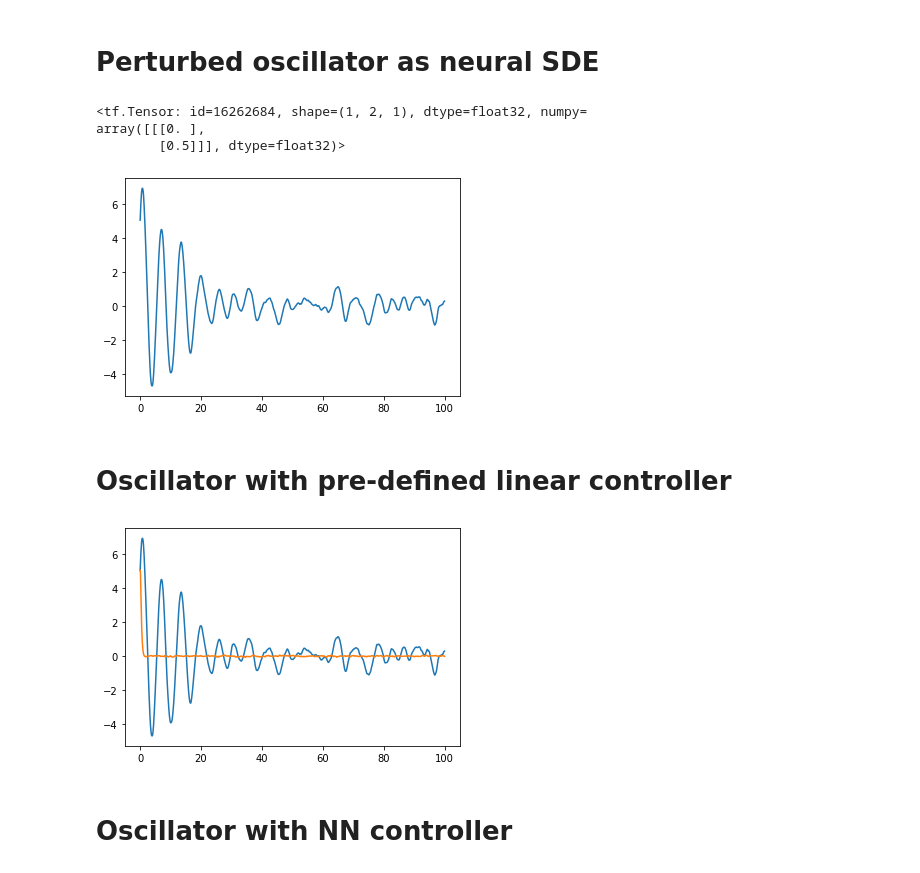
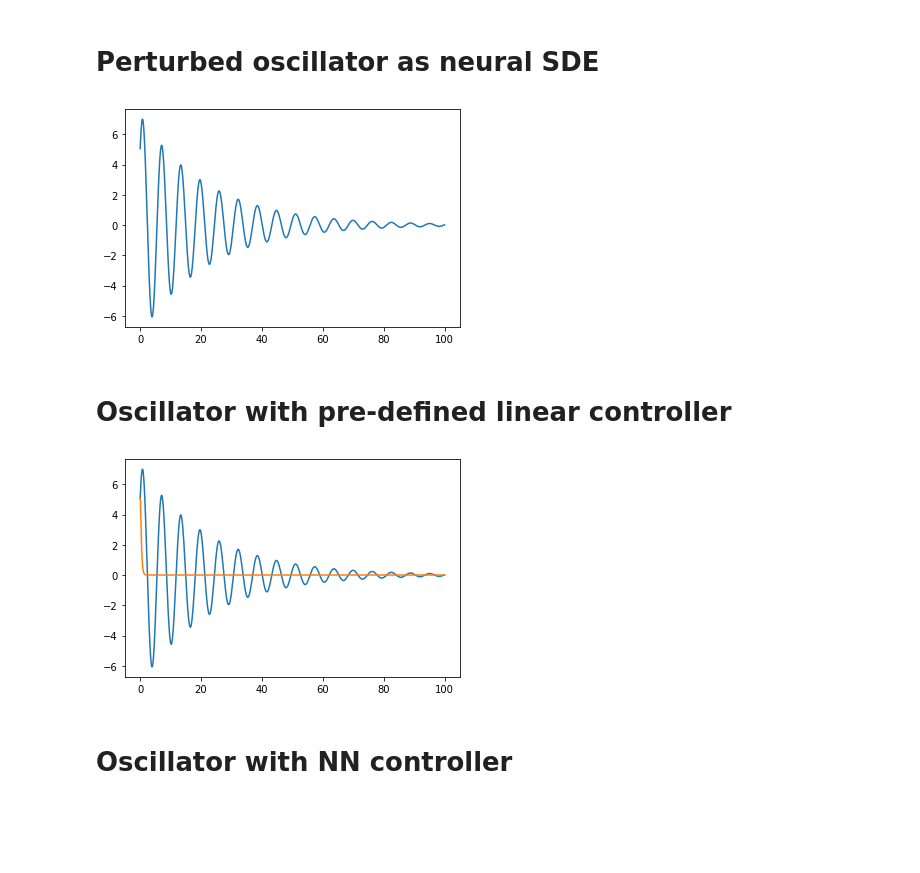
Before and after one commit to rdbrackston/NN-control, a Jupyter notebook: notebooks/tf_train_different_models_ode_and_sde.ipynb, the cells around one changed output. Saved outputs shown, nothing was run; the diff lists cells and outputs as text; code cells hidden in the pictures; blank space fills up the shorter version.

```diff
--- a/notebooks/tf_train_different_models_ode_and_sde.ipynb
+++ b/notebooks/tf_train_different_models_ode_and_sde.ipynb
@@ -27,31 +29,19 @@ print(md.oscillator_NNcontrol.__doc__)
     Suitable for use with batch inputs.
 # %% [markdown]
 # Perturbed oscillator as neural SDE
-# %%
-y = tf.cast([[[5.], [5.]]], tf.float32)
-g = tf.cast([[0.0], [0.5]], tf.float32)
-if tf.shape(tf.shape(y))[0] > 2:
-    g = tf.reshape(g,[-1,2,1])
-    g = tf.tile(g,[tf.shape(y)[0],1,1])
-
-g
-# %% [output]
-<tf.Tensor: id=16262684, shape=(1, 2, 1), dtype=float32, numpy=
-array([[[0. ],
-        [0.5]]], dtype=float32)>
 # %%
 time_steps = 1000
 t_free = np.linspace(0, 100, time_steps)
 y0_free = tf.cast([[5.], [5.]], tf.float32)
 
-free_trajectory = fwd_sde_tlist(md.Oscillator(), y0_free, t_free, 1e-2)
-free_trajectory = np.concatenate(free_trajectory[:,0])
+free_trajectory = fwd_tlist(md.Oscillator(), y0_free, t_free, 1e-2)
+free_trajectory = np.concatenate(free_trajectory[:,0,0])
 free_trajectory.shape
 
 plt.plot(t_free,free_trajectory)
 plt.show()
 # %% [output]
-[figure, old version]
+[figure, new version]
 # %% [markdown]
 # Oscillator with pre-defined linear controller
 # %%
@@ -71,18 +61,18 @@ class ControlledOscillator(tf.keras.Model):
 # %%
 time_steps = 1000
 t_grid = np.linspace(0, 100, time_steps)
 y0 = tf.cast([[5.], [5.]], tf.float32)
 
-trajectory = fwd_sde_tlist(ControlledOscillator(), y0, t_grid, 1e-2)
-y = np.concatenate(trajectory[:,0])
-ydot = np.concatenate(trajectory[:,1])
+trajectory = fwd_tlist(ControlledOscillator(), y0, t_grid, 1e-2)
+y = np.concatenate(trajectory[:,0,0])
+ydot = np.concatenate(trajectory[:,0,1])
 trajectory.shape
 
 # plt.plot(t_grid,free_trajectory, t_grid,y)
 plt.plot(t_free,free_trajectory, t_grid,y)
 plt.show()
 # %% [output]
-[figure, old version]
+[figure, new version]
 # %% [markdown]
 # Oscillator with NN controller
 # %% [markdown]
```
Also changed, not shown: parts of 11 cells of this notebook.
